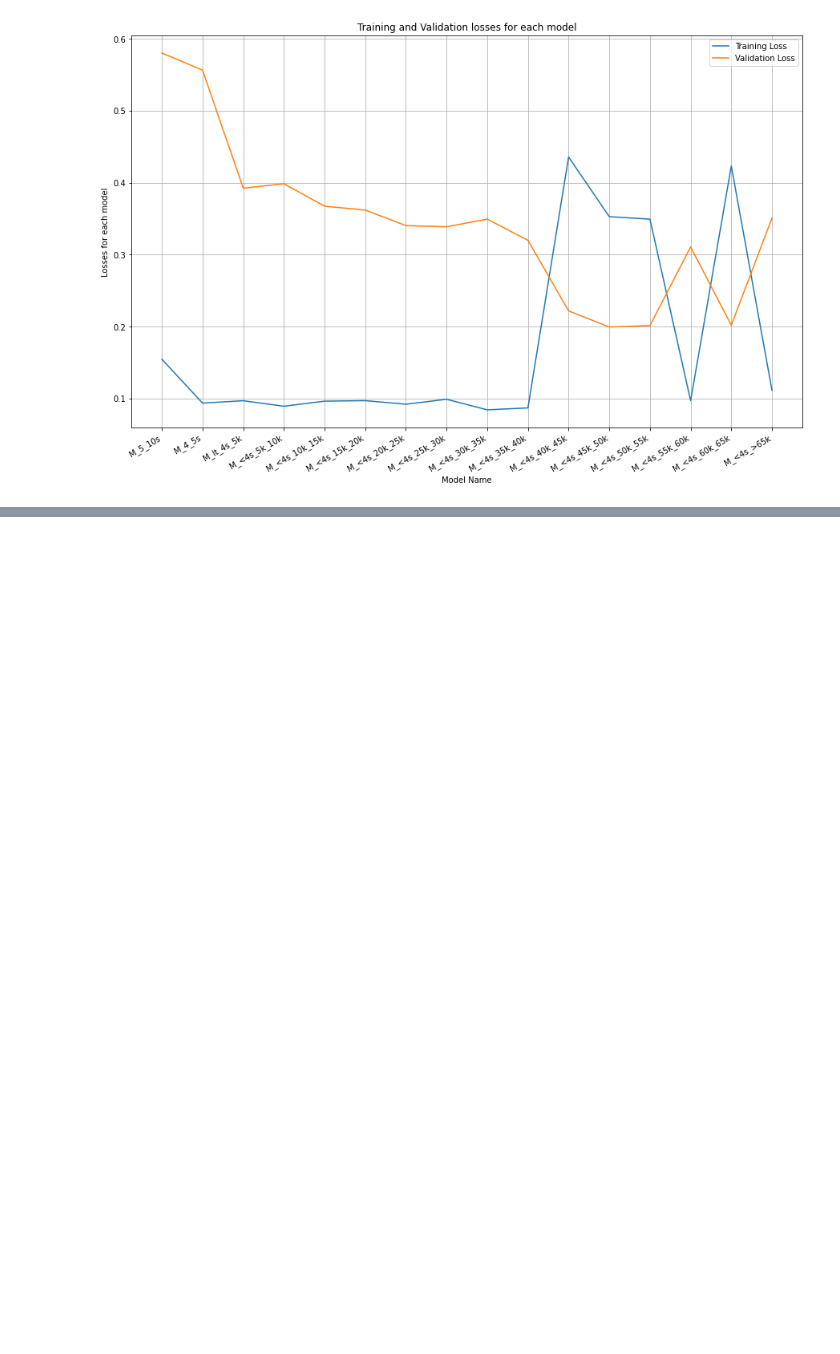
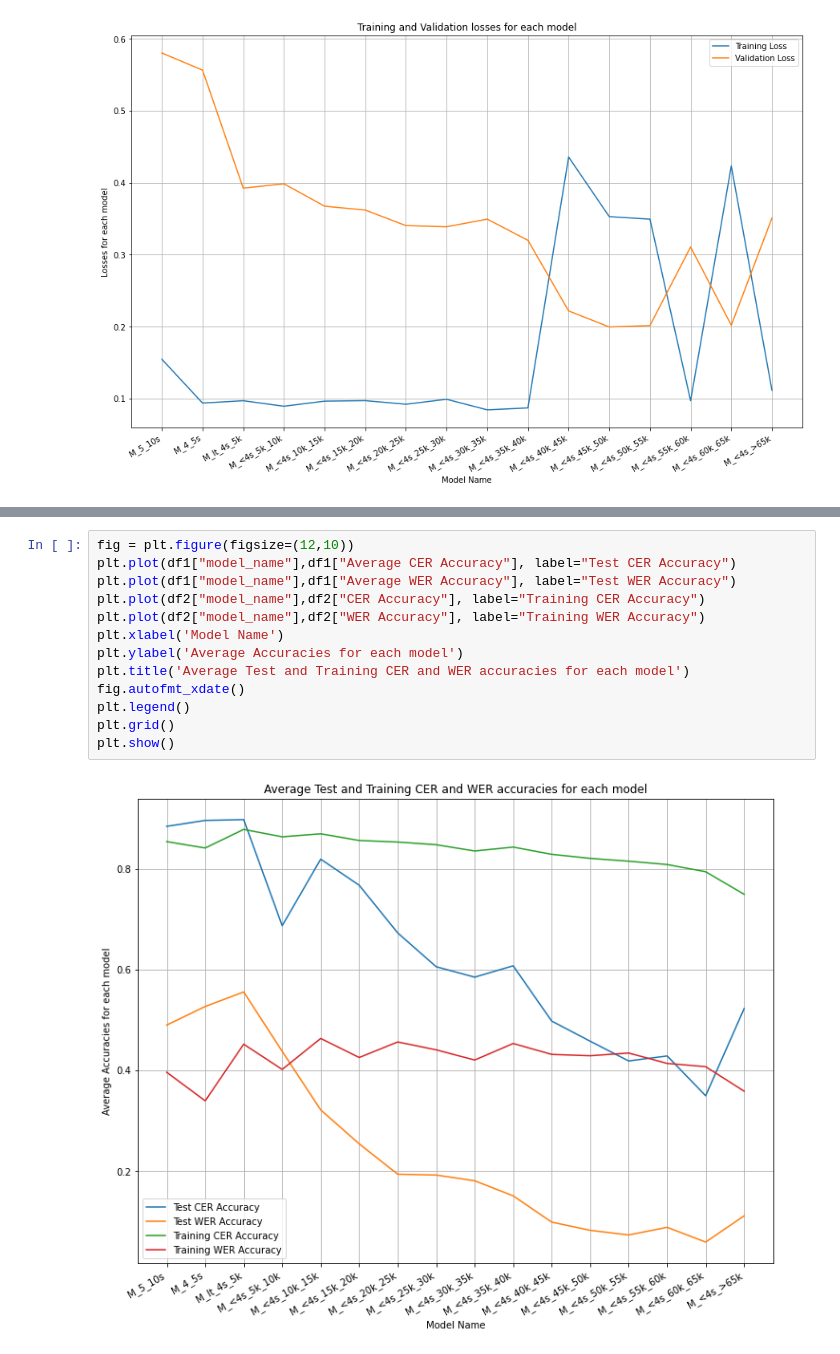
Before and after one commit to JuJu2181/Automatic-Nepali-Speech-Recognition-and-Summarizer, a Jupyter notebook: ASR/notebooks/results_visualization.ipynb, the cells around one changed output, grey strips where cells are left out. Cells and saved outputs as stored; diff of their text form; blank space fills up the shorter version.

```diff
--- a/ASR/notebooks/results_visualization.ipynb
+++ b/ASR/notebooks/results_visualization.ipynb
@@ -300,0 +337,15 @@ plt.show()
+# %%
+fig = plt.figure(figsize=(12,10))
+plt.plot(df1["model_name"],df1["Average CER Accuracy"], label="Test CER Accuracy")
+plt.plot(df1["model_name"],df1["Average WER Accuracy"], label="Test WER Accuracy")
+plt.plot(df2["model_name"],df2["CER Accuracy"], label="Training CER Accuracy")
+plt.plot(df2["model_name"],df2["WER Accuracy"], label="Training WER Accuracy")
+plt.xlabel('Model Name')
+plt.ylabel('Average Accuracies for each model')
+plt.title('Average Test and Training CER and WER accuracies for each model')
+fig.autofmt_xdate()
+plt.legend()
+plt.grid()
+plt.show()
+# %% [output]
+[figure, added]
```
Also changed, not shown: parts of 2 cells of this notebook, 31 other files.
